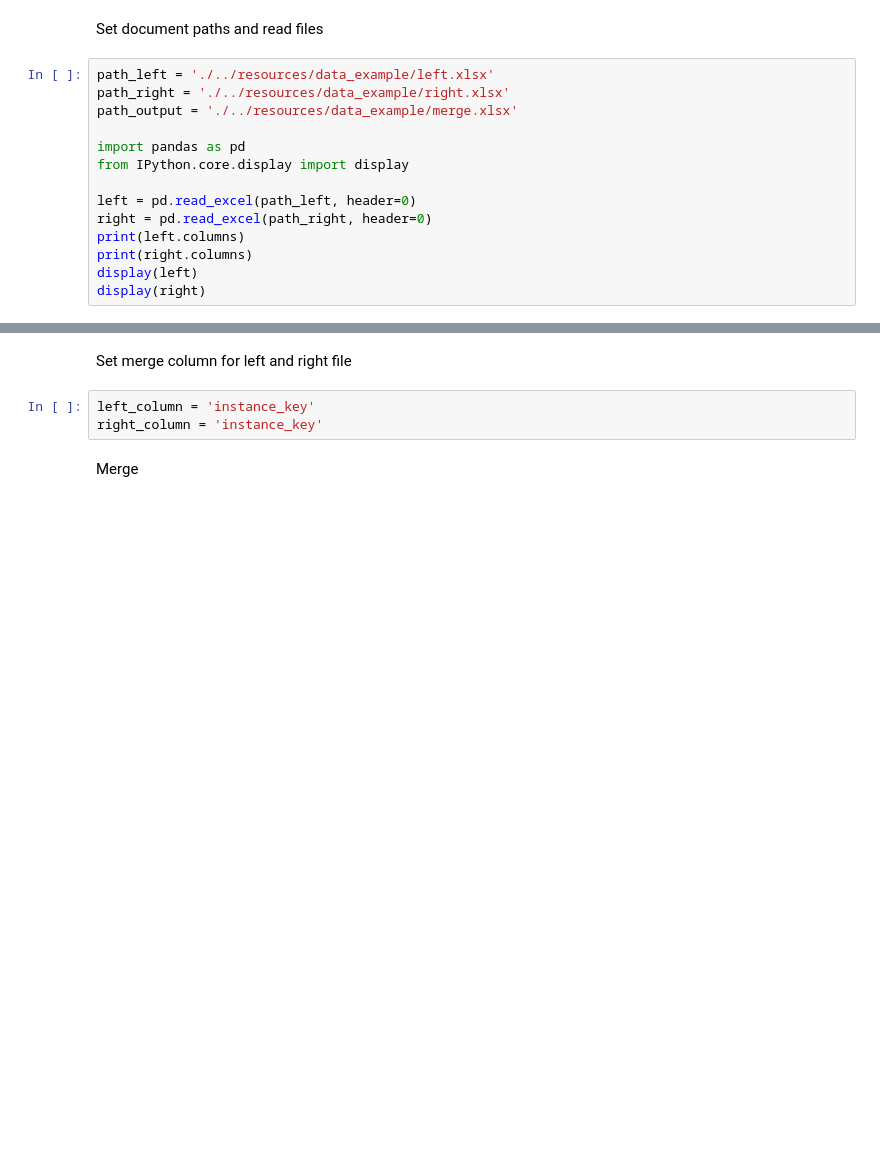
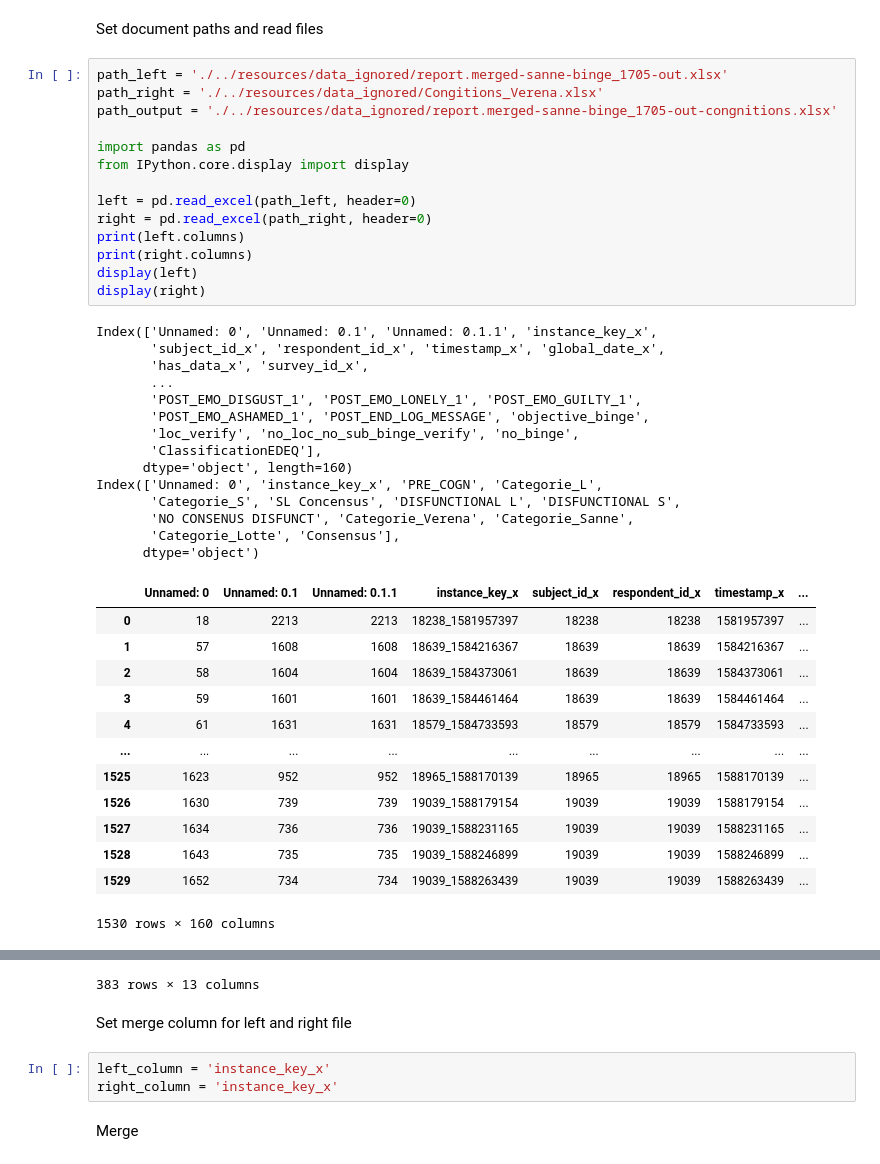
Before and after one commit to MaastrichtU-CDS/nlp-datau, a Jupyter notebook: notebooks/merge_xlsx_docs.ipynb, the cells around one changed output, grey strips where cells are left out. Cells and saved outputs as stored; diff of their text form; blank space fills up the shorter version.

```diff
--- a/notebooks/merge_xlsx_docs.ipynb
+++ b/notebooks/merge_xlsx_docs.ipynb
@@ -3,16 +3,44 @@
 # %% [markdown]
 Set document paths and read files
 # %%
-path_left = './../resources/data_example/left.xlsx'
-path_right = './../resources/data_example/right.xlsx'
-path_output = './../resources/data_example/merge.xlsx'
+path_left = './../resources/data_ignored/report.merged-sanne-binge_1705-out.xlsx'
+path_right = './../resources/data_ignored/Congitions_Verena.xlsx'
+path_output = './../resources/data_ignored/report.merged-sanne-binge_1705-out-congnitions.xlsx'
 
 import pandas as pd
 from IPython.core.display import display
 
 left = pd.read_excel(path_left, header=0)
 right = pd.read_excel(path_right, header=0)
 print(left.columns)
 print(right.columns)
 display(left)
 display(right)
+# %% [output]
+Index(['Unnamed: 0', 'Unnamed: 0.1', 'Unnamed: 0.1.1', 'instance_key_x',
+       'subject_id_x', 'respondent_id_x', 'timestamp_x', 'global_date_x',
+       'has_data_x', 'survey_id_x',
+       ...
+       'POST_EMO_DISGUST_1', 'POST_EMO_LONELY_1', 'POST_EMO_GUILTY_1',
+       'POST_EMO_ASHAMED_1', 'POST_END_LOG_MESSAGE', 'objective_binge',
+       'loc_verify', 'no_loc_no_sub_binge_verify', 'no_binge',
+       'ClassificationEDEQ'],
+      dtype='object', length=160)
+Index(['Unnamed: 0', 'instance_key_x', 'PRE_COGN', 'Categorie_L',
+       'Categorie_S', 'SL Concensus', 'DISFUNCTIONAL L', 'DISFUNCTIONAL S',
+       'NO CONSENUS DISFUNCT', 'Categorie_Verena', 'Categorie_Sanne',
+       'Categorie_Lotte', 'Consensus'],
+      dtype='object')
+|  | Unnamed: 0 | Unnamed: 0.1 | Unnamed: 0.1.1 | instance_key_x | subject_id_x | respondent_id_x | timestamp_x | ... |
+| 0 | 18 | 2213 | 2213 | 18238_1581957397 | 18238 | 18238 | 1581957397 | ... |
+| 1 | 57 | 1608 | 1608 | 18639_1584216367 | 18639 | 18639 | 1584216367 | ... |
+| 2 | 58 | 1604 | 1604 | 18639_1584373061 | 18639 | 18639 | 1584373061 | ... |
+| 3 | 59 | 1601 | 1601 | 18639_1584461464 | 18639 | 18639 | 1584461464 | ... |
+| 4 | 61 | 1631 | 1631 | 18579_1584733593 | 18579 | 18579 | 1584733593 | ... |
+| ... | ... | ... | ... | ... | ... | ... | ... | ... |
+| 1525 | 1623 | 952 | 952 | 18965_1588170139 | 18965 | 18965 | 1588170139 | ... |
+| 1526 | 1630 | 739 | 739 | 19039_1588179154 | 19039 | 19039 | 1588179154 | ... |
+| 1527 | 1634 | 736 | 736 | 19039_1588231165 | 19039 | 19039 | 1588231165 | ... |
+| 1528 | 1643 | 735 | 735 | 19039_1588246899 | 19039 | 19039 | 1588246899 | ... |
+| 1529 | 1652 | 734 | 734 | 19039_1588263439 | 19039 | 19039 | 1588263439 | ... |
+1530 rows × 160 columns
@@ -19,8 +59,9 @@ display(right)
+383 rows × 13 columns
 # %% [markdown]
 Set merge column for left and right file
 # %%
-left_column = 'instance_key'
-right_column = 'instance_key'
+left_column = 'instance_key_x'
+right_column = 'instance_key_x'
 # %% [markdown]
 Merge
 # %%
```
Also changed, not shown: parts of 2 cells of this notebook, 3 other files.
